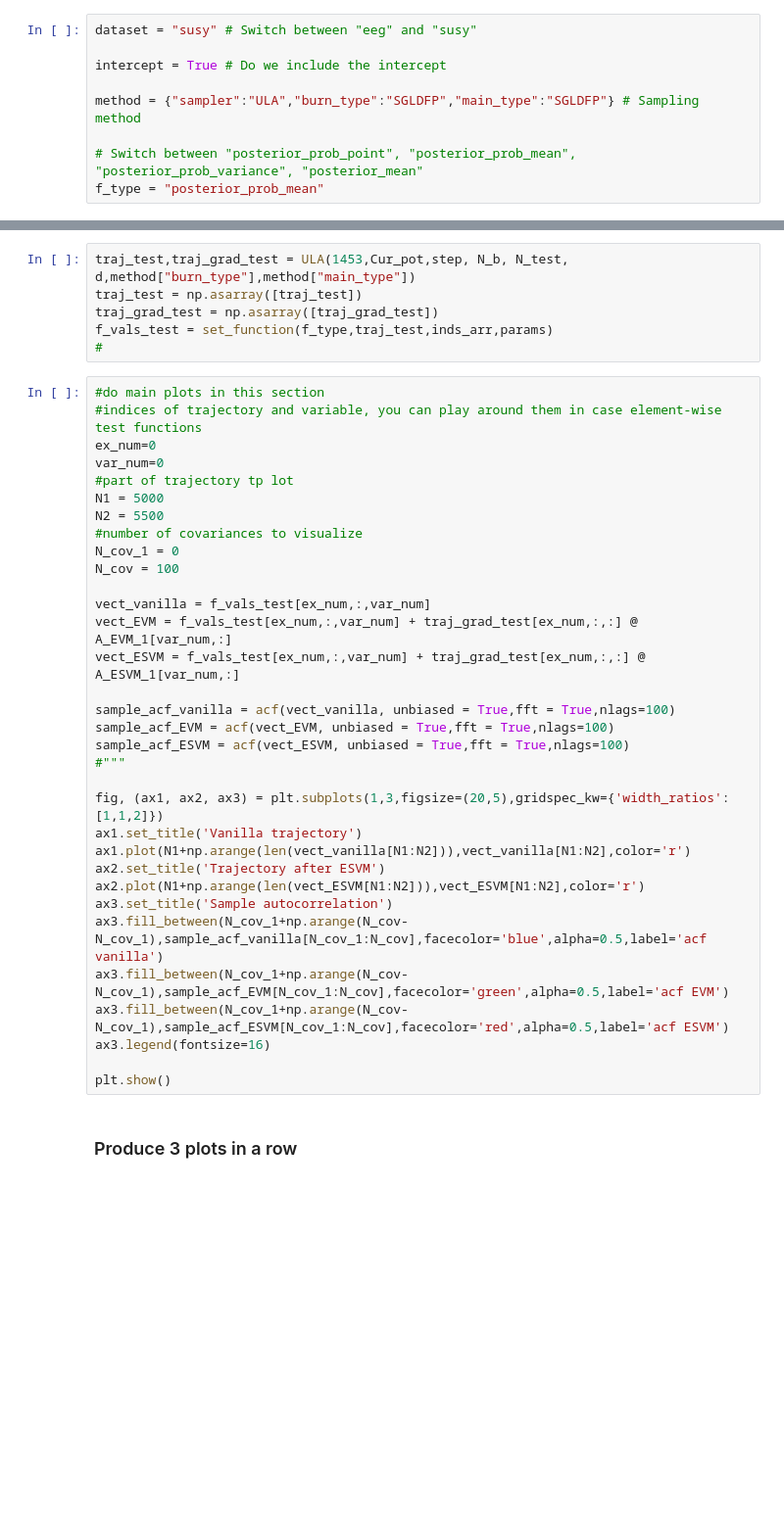
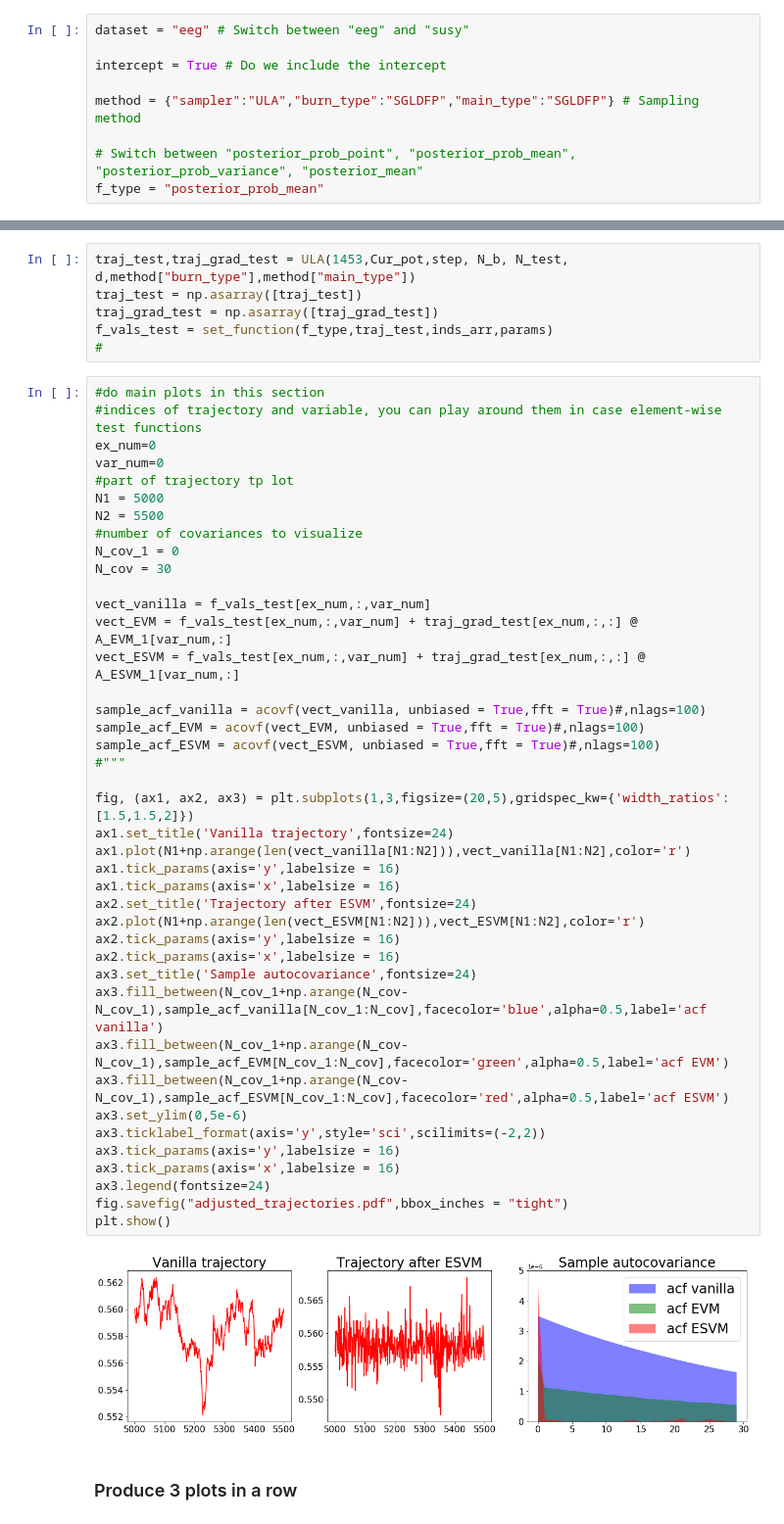
Before and after one commit to svsamsonov/vr_sg_mcmc, a Jupyter notebook: Code_logistic_regression/Generate_acf_pictures.ipynb, the cells around one changed output, grey strips where cells are left out. Shown at 98% size. Cells and saved outputs as stored; diff of their text form; blank space fills up the shorter version.

```diff
--- a/Code_logistic_regression/Generate_acf_pictures.ipynb
+++ b/Code_logistic_regression/Generate_acf_pictures.ipynb
@@ -24,7 +24,7 @@ from utils import *
     <li>Susy $(N=500\,000,\ d=19)$</li>
 </ol>
 # %%
-dataset = "susy" # Switch between "eeg" and "susy"
+dataset = "eeg" # Switch between "eeg" and "susy"
 
 intercept = True # Do we include the intercept
 
@@ -151,36 +190,46 @@ f_vals_test = set_function(f_type,traj_test,inds_arr,params)
 # %%
 #do main plots in this section
 #indices of trajectory and variable, you can play around them in case element-wise test functions
 ex_num=0
 var_num=0
 #part of trajectory tp lot
 N1 = 5000
 N2 = 5500
 #number of covariances to visualize
 N_cov_1 = 0
-N_cov = 100
+N_cov = 30
 
 vect_vanilla = f_vals_test[ex_num,:,var_num]
 vect_EVM = f_vals_test[ex_num,:,var_num] + traj_grad_test[ex_num,:,:] @ A_EVM_1[var_num,:]
 vect_ESVM = f_vals_test[ex_num,:,var_num] + traj_grad_test[ex_num,:,:] @ A_ESVM_1[var_num,:]
 
-sample_acf_vanilla = acf(vect_vanilla, unbiased = True,fft = True,nlags=100)
-sample_acf_EVM = acf(vect_EVM, unbiased = True,fft = True,nlags=100)
-sample_acf_ESVM = acf(vect_ESVM, unbiased = True,fft = True,nlags=100)
+sample_acf_vanilla = acovf(vect_vanilla, unbiased = True,fft = True)#,nlags=100)
+sample_acf_EVM = acovf(vect_EVM, unbiased = True,fft = True)#,nlags=100)
+sample_acf_ESVM = acovf(vect_ESVM, unbiased = True,fft = True)#,nlags=100)
 #"""
 
-fig, (ax1, ax2, ax3) = plt.subplots(1,3,figsize=(20,5),gridspec_kw={'width_ratios': [1,1,2]})
-ax1.set_title('Vanilla trajectory')
+fig, (ax1, ax2, ax3) = plt.subplots(1,3,figsize=(20,5),gridspec_kw={'width_ratios': [1.5,1.5,2]})
+ax1.set_title('Vanilla trajectory',fontsize=24)
 ax1.plot(N1+np.arange(len(vect_vanilla[N1:N2])),vect_vanilla[N1:N2],color='r')
-ax2.set_title('Trajectory after ESVM')
+ax1.tick_params(axis='y',labelsize = 16)
+ax1.tick_params(axis='x',labelsize = 16)
+ax2.set_title('Trajectory after ESVM',fontsize=24)
 ax2.plot(N1+np.arange(len(vect_ESVM[N1:N2])),vect_ESVM[N1:N2],color='r')
-ax3.set_title('Sample autocorrelation')
+ax2.tick_params(axis='y',labelsize = 16)
+ax2.tick_params(axis='x',labelsize = 16)
+ax3.set_title('Sample autocovariance',fontsize=24)
 ax3.fill_between(N_cov_1+np.arange(N_cov-N_cov_1),sample_acf_vanilla[N_cov_1:N_cov],facecolor='blue',alpha=0.5,label='acf vanilla')
 ax3.fill_between(N_cov_1+np.arange(N_cov-N_cov_1),sample_acf_EVM[N_cov_1:N_cov],facecolor='green',alpha=0.5,label='acf EVM')
 ax3.fill_between(N_cov_1+np.arange(N_cov-N_cov_1),sample_acf_ESVM[N_cov_1:N_cov],facecolor='red',alpha=0.5,label='acf ESVM')
-ax3.legend(fontsize=16)
-
+ax3.set_ylim(0,5e-6)
+ax3.ticklabel_format(axis='y',style='sci',scilimits=(-2,2))
+ax3.tick_params(axis='y',labelsize = 16)
+ax3.tick_params(axis='x',labelsize = 16)
+ax3.legend(fontsize=24)
+fig.savefig("adjusted_trajectories.pdf",bbox_inches = "tight")
 plt.show()
+# %% [output]
+[figure, added]
 # %% [markdown]
 ### Produce 3 plots in a row
 # %%
```
Also changed, not shown: parts of 7 cells of this notebook, 2 other files.
